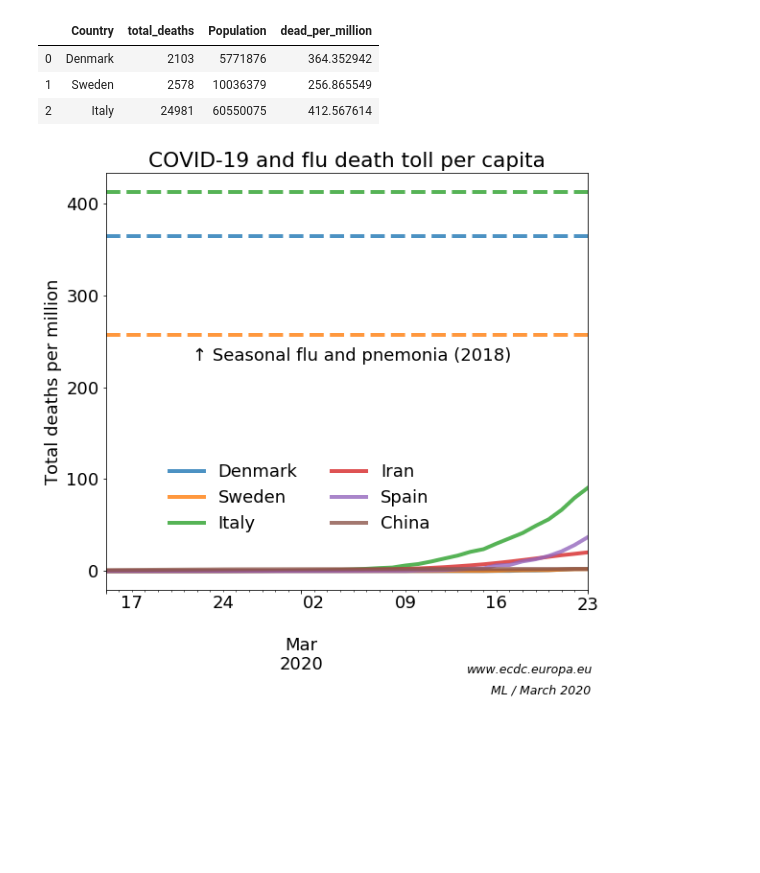
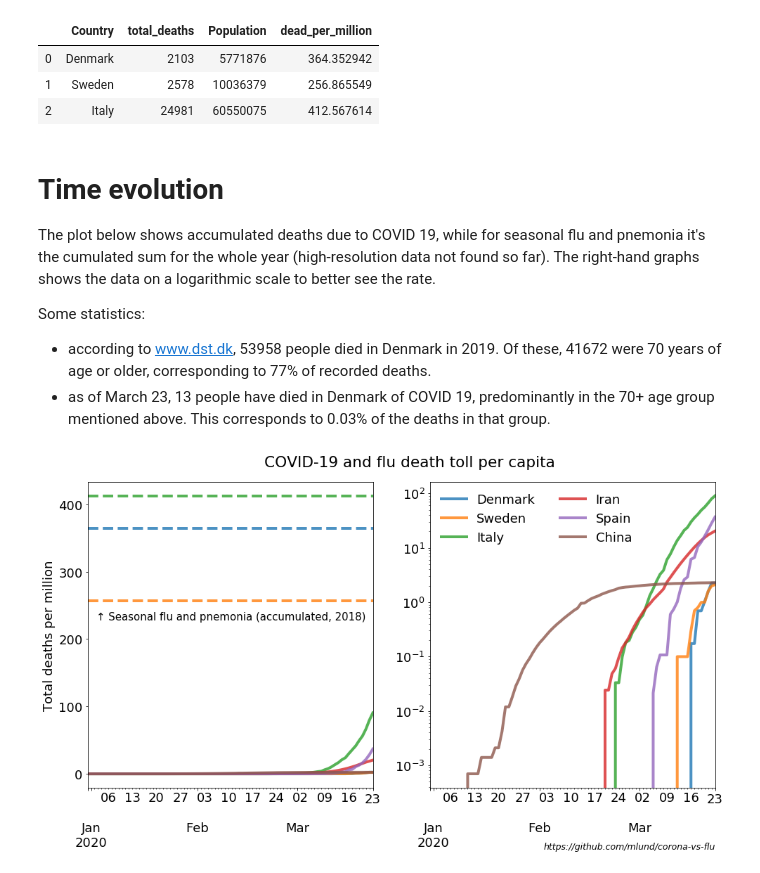
Before and after one commit to mlund/corona-vs-flu, a Jupyter notebook: notebook.ipynb, the cells around one changed output. Cells and saved outputs as stored; diff of their text form; code cells hidden in the pictures; blank space fills up the shorter version.

```diff
--- a/notebook.ipynb
+++ b/notebook.ipynb
@@ -17,7 +17,6 @@ Todo:
 import matplotlib.pyplot as plt
 import numpy as np
 import pandas as pd
-plt.rcParams.update({'font.size': 18, 'figure.figsize': [9, 8]})
 # %%
 url = "https://www.ecdc.europa.eu/sites/default/files/documents/COVID-19-geographic-disbtribution-worldwide-2020-03-23.xlsx"
 #file = "COVID-19-geographic-disbtribution-worldwide-2020-03-22.xlsx"
@@ -75,35 +74,46 @@ flu
 | 0 | Denmark | 2103 | 5771876 | 364.352942 |
 | 1 | Sweden | 2578 | 10036379 | 256.865549 |
 | 2 | Italy | 24981 | 60550075 | 412.567614 |
+# %% [markdown]
+# Time evolution
+
+The plot below shows accumulated deaths due to COVID 19, while for seasonal flu and pnemonia it's the cumulated sum for the whole year (high-resolution data not found so far). The right-hand graphs shows the data on a logarithmic scale to better see the rate.
+
+Some statistics:
+
+- according to www.dst.dk, 53958 people died in Denmark in 2019. Of these, 41672 were 70 years of age or older, corresponding to 77% of recorded deaths.
+- as of March 23, 13 people have died in Denmark of COVID 19, predominantly in the 70+ age group mentioned above. This corresponds to 0.03% of the deaths in that group.
 # %%
+plt.rcParams.update({'font.size': 18, 'figure.figsize': [16, 8]})
+fig, ax = plt.subplots(1, 2, sharex=True)
+
 countries = ['Denmark', 'Sweden', 'Italy', 'Iran', 'Spain', 'China']
-ax=None
 for country in countries:
     ykey="dead_per_million"
     mask = db["Country"] == country
-    if ax==None:
-        ax = db[mask].plot(x="Date", y=ykey, label=country, lw=4, alpha=0.8)
-    else:
-        db[mask].plot(x="Date", y=ykey, ax=ax, label=country, lw=4, alpha=0.8)
-ax.set_ylabel("Total deaths per million")
-ax.set_xlabel("")
-#ax.set_yscale('log')
-ax.legend(loc=3, frameon=False, ncol=2, bbox_to_anchor=(0.1, 0.1))
+    db[mask].plot(x="Date", y=ykey, ax=ax[0], label=country, lw=4, alpha=0.8)
+    db[mask].plot(x="Date", y=ykey, ax=ax[1], label=country, lw=4, alpha=0.8)
+
+ax[0].set_ylabel("Total deaths per million")
+ax[0].set_xlabel("")
+ax[1].set_xlabel("")
+ax[1].set_yscale('log')
+ax[0].set_yscale('linear')
+ax[1].legend(loc=0, frameon=False, ncol=2)#, bbox_to_anchor=(0.1, 0.1))
+ax[0].get_legend().remove()
 
 prop_cycle = plt.rcParams['axes.prop_cycle']
 colors = prop_cycle.by_key()['color']
 cnt=0
 for country in ['Denmark', 'Sweden', 'Italy']:
     mask = flu.Country == country
     val = flu[mask].dead_per_million.values
-    ax.axhline(y=val, color=colors[cnt], linestyle='--', lw=4, alpha=0.8)
+    ax[0].axhline(y=val, color=colors[cnt], linestyle='--', lw=4, alpha=0.8)
     cnt+=1
 
-ax.text(0.18, 0.55, r'↑ Seasonal flu and pnemonia (2018)', transform=ax.transAxes)
-ax.text(0.75, -0.2, 'www.ecdc.europa.eu', transform=ax.transAxes, size='x-small', style='italic')
-ax.text(0.8, -0.25, r'ML / March 2020', transform=ax.transAxes, size='x-small', style='italic')
-ax.set_title('COVID-19 and flu death toll per capita')
-ax.set_xlim(['2020-02-15', '2020-03-23'])
+ax[0].text(0.03, 0.55, r'↑ Seasonal flu and pnemonia (accumulated, 2018)', transform=ax[0].transAxes, size='small')
+ax[1].text(0.4, -0.2, 'https://github.com/mlund/corona-vs-flu', transform=ax[1].transAxes, size='x-small', style='italic')
+ax[0].text(0.62, 1.05, 'COVID-19 and flu death toll per capita', size='large', transform=ax[0].transAxes)
 plt.savefig('corona-vs-flu.png', bbox_inches='tight')
 # %% [output]
-[figure, old version]
+[figure, new version]
```
Also changed, not shown: parts of 2 cells of this notebook.
